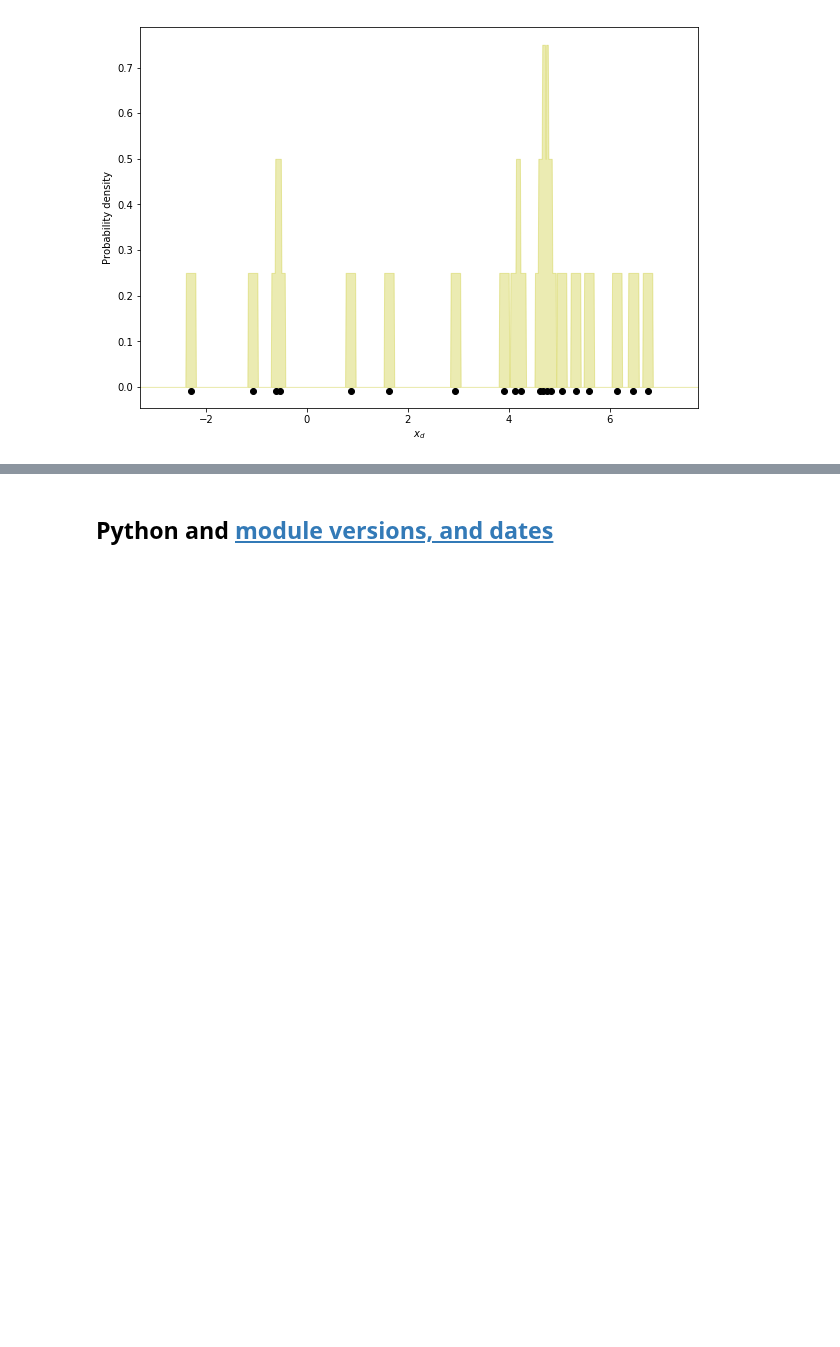
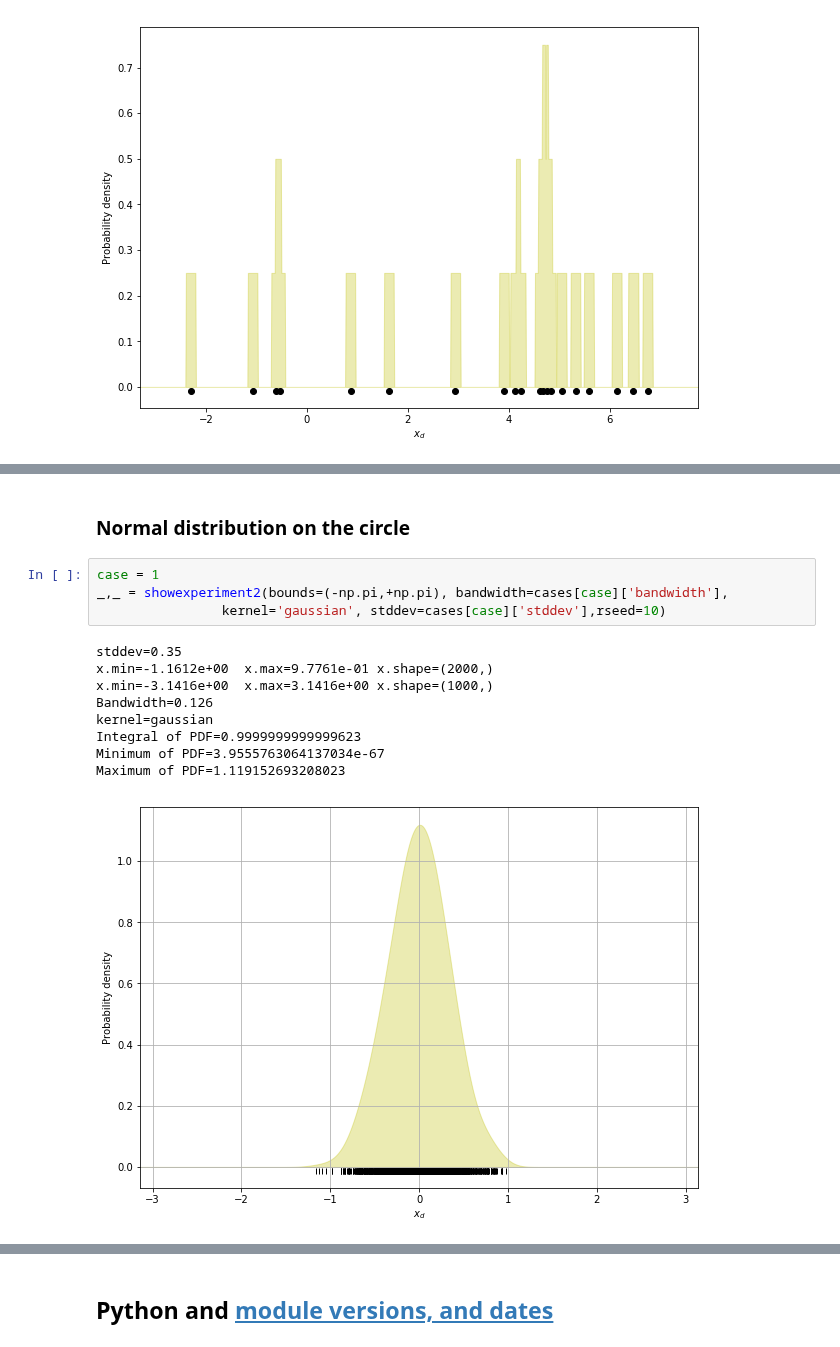
Before and after one commit to NelisW/PythonNotesToSelf, a Jupyter notebook: KernelDensityEstimation/KernelDensityEstimation.ipynb, the cells around one changed output, grey strips where cells are left out. Drawn from its saved outputs; the diff is of its cells as text; blank space fills up the shorter version.

```diff
--- a/KernelDensityEstimation/KernelDensityEstimation.ipynb
+++ b/KernelDensityEstimation/KernelDensityEstimation.ipynb
@@ -393,0 +537,16 @@ Integral of PDF=1.0006464514514513
+# %% [markdown]
+### Normal distribution on the circle
+# %%
+case = 1
+_,_ = showexperiment2(bounds=(-np.pi,+np.pi), bandwidth=cases[case]['bandwidth'],
+                kernel='gaussian', stddev=cases[case]['stddev'],rseed=10)
+# %% [output]
+stddev=0.35
+x.min=-1.1612e+00  x.max=9.7761e-01 x.shape=(2000,)
+x.min=-3.1416e+00  x.max=3.1416e+00 x.shape=(1000,)
+Bandwidth=0.126
+kernel=gaussian
+Integral of PDF=0.9999999999999623
+Minimum of PDF=3.9555763064137034e-67
+Maximum of PDF=1.119152693208023
+[figure, added]
```
Also changed, not shown: parts of 25 cells of this notebook.
